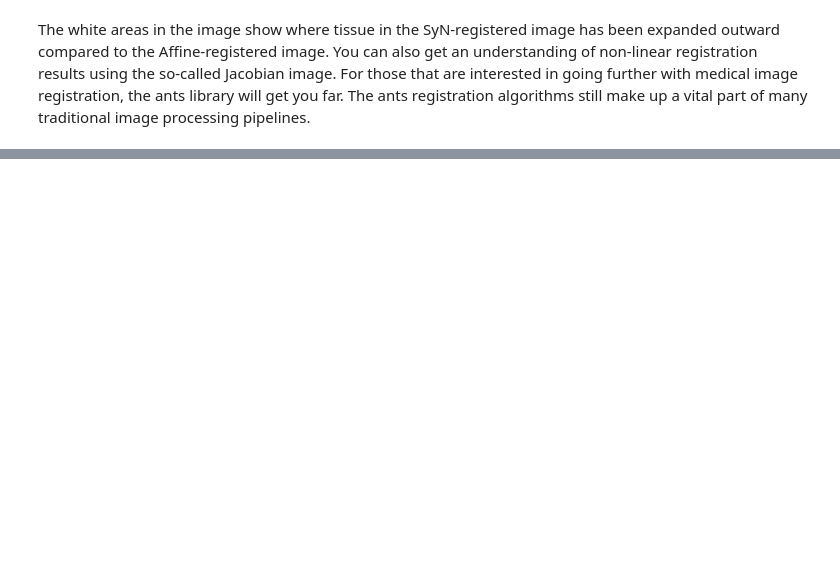
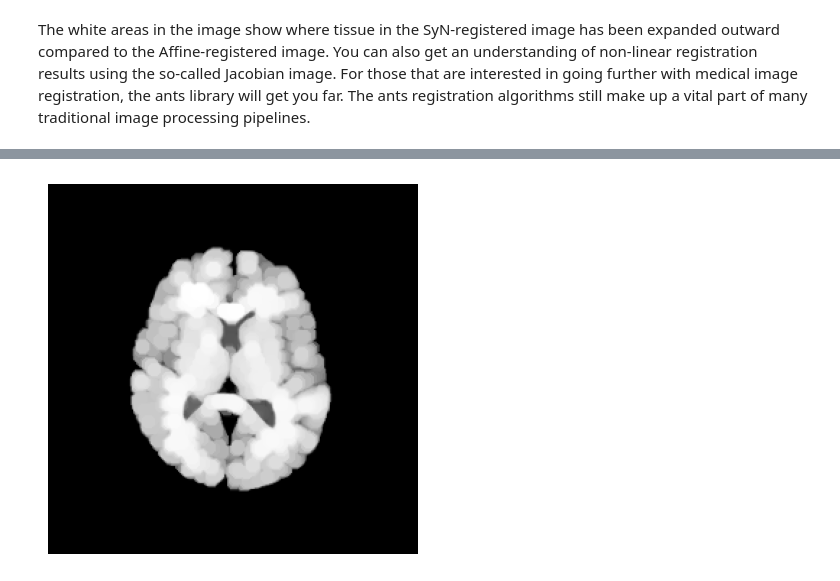
Before and after one commit to nitrain/book, a Jupyter notebook: book/01-04.ipynb, the cells around one changed output, grey strips where cells are left out. Cells and saved outputs as stored; diff of their text form; code cells hidden in the pictures; blank space fills up the shorter version.

```diff
--- a/book/01-04.ipynb
+++ b/book/01-04.ipynb
@@ -71,0 +88,5 @@ Key image operations include morphological functions such as opening and closing
+# %%
+img2 = ants.iMath_GO(img, 4)
+ants.plot(img2)
+# %% [output]
+[figure, added]
```
Also changed, not shown: parts of 31 cells of this notebook.
